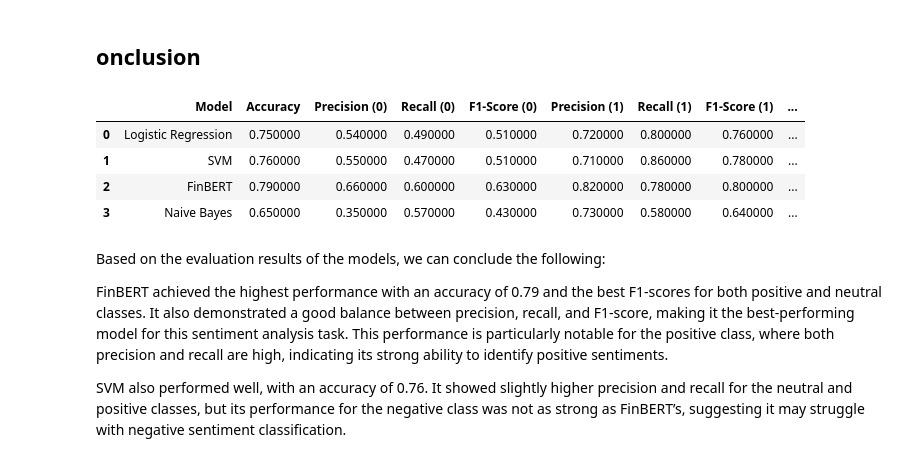
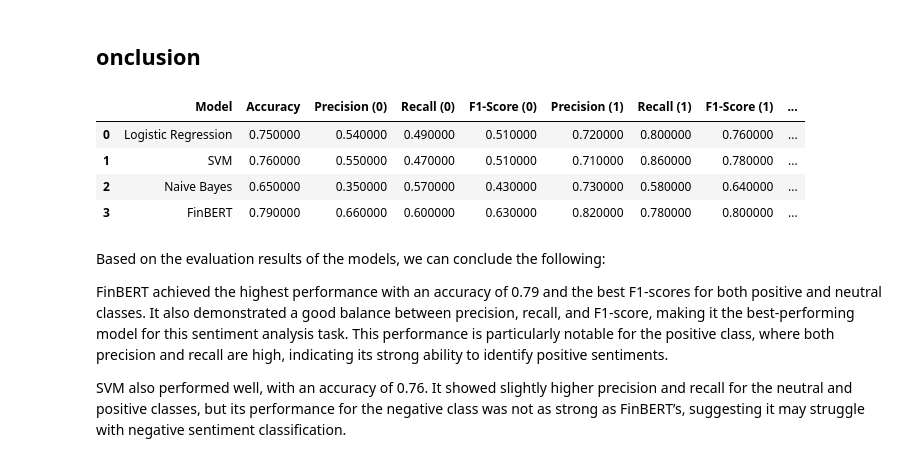
Before and after one commit to shokoufehnaseri/Text-Mining_project, a Jupyter notebook: Tweet_Sentiment/Sentiment_Tweet_data.ipynb, the cells around one changed output. Saved outputs shown, nothing was run; the diff lists cells and outputs as text; code cells hidden in the pictures.

```diff
--- a/Tweet_Sentiment/Sentiment_Tweet_data.ipynb
+++ b/Tweet_Sentiment/Sentiment_Tweet_data.ipynb
@@ -760,49 +760,49 @@ weighted avg       0.79      0.79      0.79      1000
 # %%
 import pandas as pd
 
 # Data for models and metrics
 data = {
     "Model": [
         "Logistic Regression",
         "SVM",
-        "FinBERT",
-        "Naive Bayes"
+        "Naive Bayes",
+        "FinBERT"
     ],
-    "Accuracy": [0.75, 0.76, 0.79, 0.65],
-    "Precision (0)": [0.54, 0.55, 0.66, 0.35],
-    "Recall (0)": [0.49, 0.47, 0.60, 0.57],
-    "F1-Score (0)": [0.51, 0.51, 0.63, 0.43],
-    "Precision (1)": [0.72, 0.71, 0.82, 0.73],
-    "Recall (1)": [0.80, 0.86, 0.78, 0.58],
-    "F1-Score (1)": [0.76, 0.78, 0.80, 0.64],
-    "Precision (2)": [0.85, 0.89, 0.80, 0.76],
-    "Recall (2)": [0.80, 0.77, 0.86, 0.73],
-    "F1-Score (2)": [0.82, 0.82, 0.83, 0.74],
-    "Macro Avg F1": [0.70, 0.71, 0.74, 0.61],
-    "Weighted Avg F1": [0.75, 0.77, 0.79, 0.66]
+    "Accuracy": [0.75, 0.76, 0.65, 0.79],
+    "Precision (0)": [0.54, 0.55, 0.35, 0.66],
+    "Recall (0)": [0.49, 0.47, 0.57, 0.60],
+    "F1-Score (0)": [0.51, 0.51, 0.43, 0.63],
+    "Precision (1)": [0.72, 0.71, 0.73, 0.82],
+    "Recall (1)": [0.80, 0.86, 0.58, 0.78],
+    "F1-Score (1)": [0.76, 0.78, 0.64, 0.80],
+    "Precision (2)": [0.85, 0.89, 0.76, 0.80],
+    "Recall (2)": [0.80, 0.77, 0.73, 0.86],
+    "F1-Score (2)": [0.82, 0.82, 0.74, 0.83],
+    "Macro Avg F1": [0.70, 0.71, 0.61, 0.74],
+    "Weighted Avg F1": [0.75, 0.77, 0.66, 0.79]
 }
 
 # Create a DataFrame
 df = pd.DataFrame(data)
 
 # Highlight the best model row in purple based on accuracy
 def highlight_best(row):
     if row["Accuracy"] == df["Accuracy"].max():  # Highlight the row with the highest Accuracy
         return ['background-color: purple; color: white'] * len(row)
     else:
         return [''] * len(row)
 
 # Apply the highlighting
 styled_df = df.style.apply(highlight_best, axis=1)
 
 # Display the styled DataFrame
 styled_df
 # %% [output]
 |  | Model | Accuracy | Precision (0) | Recall (0) | F1-Score (0) | Precision (1) | Recall (1) | F1-Score (1) | ... |
 | 0 | Logistic Regression | 0.750000 | 0.540000 | 0.490000 | 0.510000 | 0.720000 | 0.800000 | 0.760000 | ... |
 | 1 | SVM | 0.760000 | 0.550000 | 0.470000 | 0.510000 | 0.710000 | 0.860000 | 0.780000 | ... |
-| 2 | FinBERT | 0.790000 | 0.660000 | 0.600000 | 0.630000 | 0.820000 | 0.780000 | 0.800000 | ... |
-| 3 | Naive Bayes | 0.650000 | 0.350000 | 0.570000 | 0.430000 | 0.730000 | 0.580000 | 0.640000 | ... |
+| 2 | Naive Bayes | 0.650000 | 0.350000 | 0.570000 | 0.430000 | 0.730000 | 0.580000 | 0.640000 | ... |
+| 3 | FinBERT | 0.790000 | 0.660000 | 0.600000 | 0.630000 | 0.820000 | 0.780000 | 0.800000 | ... |
 # %% [markdown]
 Based on the evaluation results of the models, we can conclude the following:
 
```
